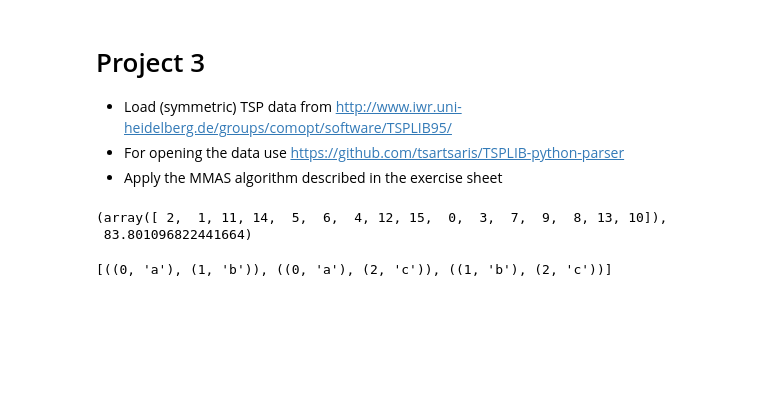
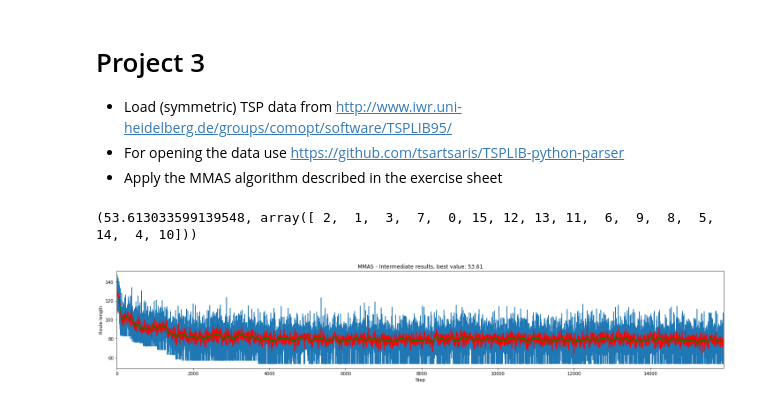
Before and after one commit to Chaoste/course-nia, a Jupyter notebook: project3/project3.ipynb, the cells around one changed output. Drawn from its saved outputs; the diff is of its cells as text; code cells hidden in the pictures; blank space fills up the shorter version.

Commit message:
Fix mmas tau update, add plotting, testing beta=4

```diff
--- a/project3/project3.ipynb
+++ b/project3/project3.ipynb
@@ -102,13 +140,16 @@ class MMAS:
 # %%
-# Always receive the same random decisions
-np.random.seed(0)
-# Sample data from the python library
-sample = dict([(1, ('38.24', '20.42')), (2, ('39.57', '26.15')), (3, ('40.56', '25.32')), (4, ('36.26', '23.12')), (5, ('33.48', '10.54')), (6, ('37.56', '12.19')), (7, ('38.42', '13.11')), (8, ('37.52', '20.44')), (9, ('41.23', '9.10')), (10, ('41.17', '13.05')), (11, ('36.08', '-5.21')), (12, ('38.47', '15.13')), (13, ('38.15', '15.35')), (14, ('37.51', '15.17')), (15, ('35.49', '14.32')), (16, ('39.36', '19.56'))])
-MMAS(sample, -1)()
+def load_data():
+    #TODO:
+    # Sample data from the python library
+    return dict([(1, ('38.24', '20.42')), (2, ('39.57', '26.15')), (3, ('40.56', '25.32')), (4, ('36.26', '23.12')), (5, ('33.48', '10.54')), (6, ('37.56', '12.19')), (7, ('38.42', '13.11')), (8, ('37.52', '20.44')), (9, ('41.23', '9.10')), (10, ('41.17', '13.05')), (11, ('36.08', '-5.21')), (12, ('38.47', '15.13')), (13, ('38.15', '15.35')), (14, ('37.51', '15.17')), (15, ('35.49', '14.32')), (16, ('39.36', '19.56'))])
-# %% [output]
-(array([ 2,  1, 11, 14,  5,  6,  4, 12, 15,  0,  3,  7,  9,  8, 13, 10]),
- 83.801096822441664)
-# %%
-list(it.combinations([enumerate(['a', 'b', 'c']), enumerate(['a', 'b', 'c'])], 2))
-# %% [output]
-[((0, 'a'), (1, 'b')), ((0, 'a'), (2, 'c')), ((1, 'b'), (2, 'c'))]
+# %%
+np.random.seed(0)  # Always receive the same random decisions
+data = load_data()  # Get optimal value and pass it to MMAS constructor
+# For the beginning test for only a few seconds - Later: 10 * 60 (10 minutes)
+mmas = MMAS(data, -1, wall_clock_time=60)
+print(mmas(plot=False))
+mmas.plot()
+# Current best result: (53.613033599139548, array([ 2,  1,  3,  7,  0, 15, 12, 13, 11,  6,  9,  8,  5, 14,  4, 10]))
+# %% [output]
+(53.613033599139548, array([ 2,  1,  3,  7,  0, 15, 12, 13, 11,  6,  9,  8,  5, 14,  4, 10]))
+[figure, added]
```
Also changed, not shown: parts of 9 cells of this notebook, 1 other file.
